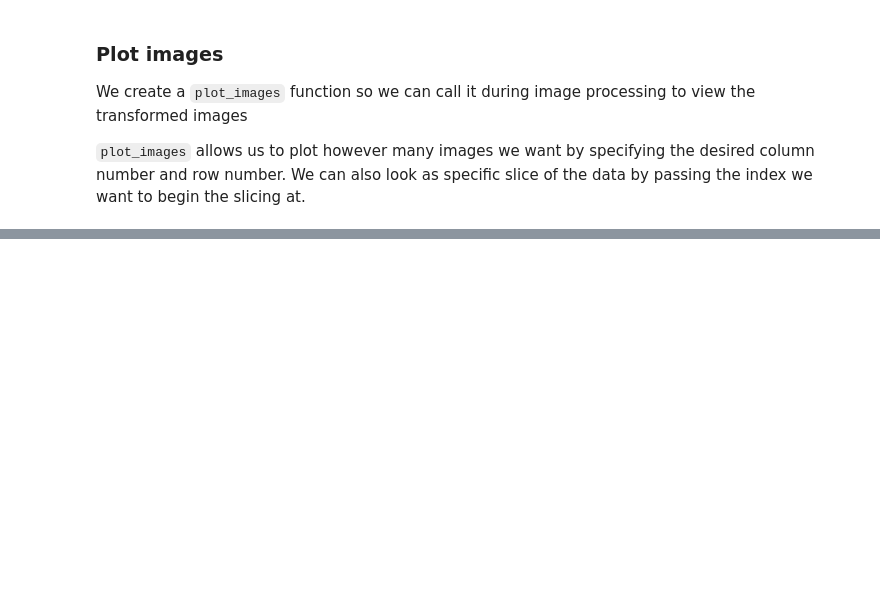
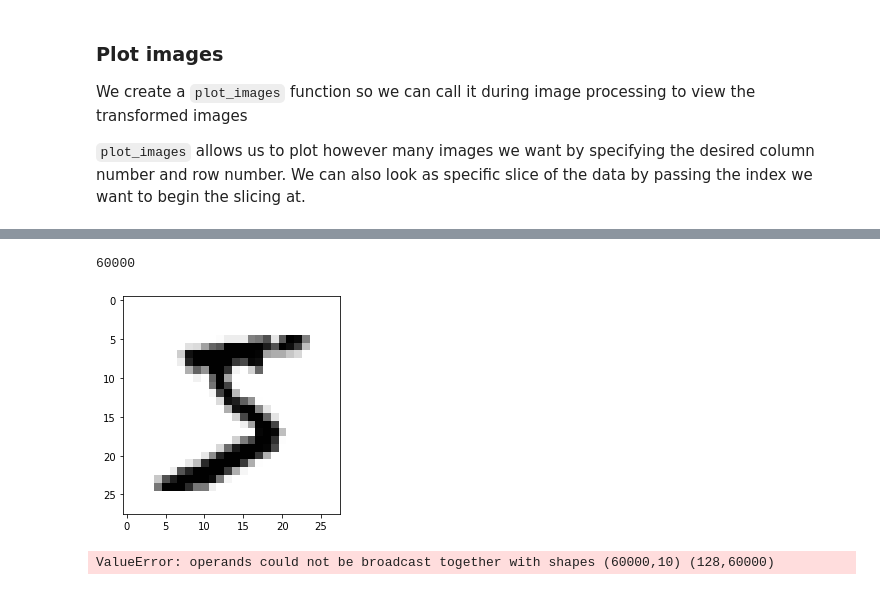
Before and after one commit to mcqueg/NeuralNetworkfromScratch, a Jupyter notebook: mnist_numpynet.ipynb, the cells around one changed output, grey strips where cells are left out. Saved outputs shown, nothing was run; the diff lists cells and outputs as text; code cells hidden in the pictures; blank space fills up the shorter version.

Commit message:
update nn.py and utils

```diff
--- a/mnist_numpynet.ipynb
+++ b/mnist_numpynet.ipynb
@@ -64,3 +63,9 @@ def plot_images(X, Y, row_num, col_num, index=0):
 
     plt.tight_layout()
     plt.show()
+
+# since the data has been vectorized in the preporcessing step....
+# we need a functiont to process the data for viewing an image
+def reshape_image(X):
+    X = X.reshape(28,28)
+    return X
@@ -73,12 +78,13 @@ plot_images(X_train, Y_train, 3, 5, 0)
 # %%
 # Preprocessing training data
-train_images = X_train.reshape((60000, 28*28)) # reshape to feed into network
+train_images = X_train.reshape((60000, 28*28)).T # reshape to feed into network
 train_images = train_images.astype('float32') / 255 # normalize
 
+
 # Preprocessing test data
-test_images = X_test.reshape((10000, 28 * 28)) # reshape to feed into network
+test_images = X_test.reshape((10000, 28 * 28)).T # reshape to feed into network
 test_images = test_images.astype('float32') / 225 # normalize
 
 # convert labels to categorical values
-train_labels = tf.keras.utils.to_categorical(Y_train, num_classes=10, dtype='float32')
-test_labels = tf.keras.utils.to_categorical(Y_test, num_classes=10, dtype='float32')
+train_labels = (tf.keras.utils.to_categorical(Y_train, num_classes=10, dtype='float32')).T
+test_labels = (tf.keras.utils.to_categorical(Y_test, num_classes=10, dtype='float32')).T
@@ -92,0 +91,21 @@ ValueError: operands could not be broadcast together with shapes (10,) (10,512)
+# %%
+# since the data has been vectorized in the preporcessing step....
+# we need a functiont to process the data for viewing an image
+def reshape_image(X):
+    X = X.reshape(28,28)
+    return X
+
+plt.imshow(reshape_image(train_images.T[0]),cmap='gray_r')
+train_labels.shape[0]
+# %% [output]
+60000
+[figure, added]
+# %%
+# constants
+layer_dims = [784, 128, 10]
+learning_rate = 0.001
+num_iterations = 100
+
+params, costs = model(train_images, train_labels, layer_dims,learning_rate, num_iterations, print_cost=True)
+# %% [output]
+ValueError: operands could not be broadcast together with shapes (60000,10) (128,60000)
```
Also changed, not shown: parts of 4 cells of this notebook, 3 other files.
